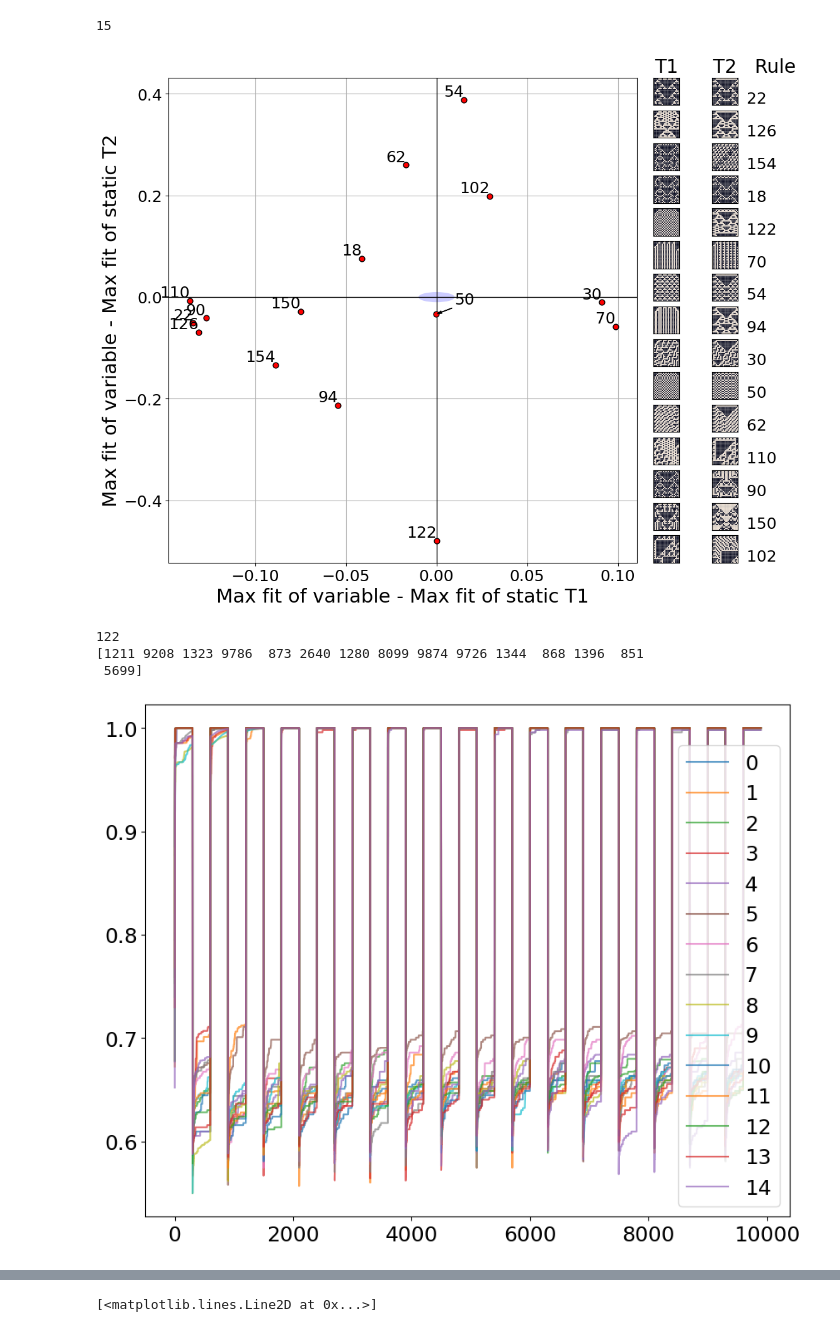
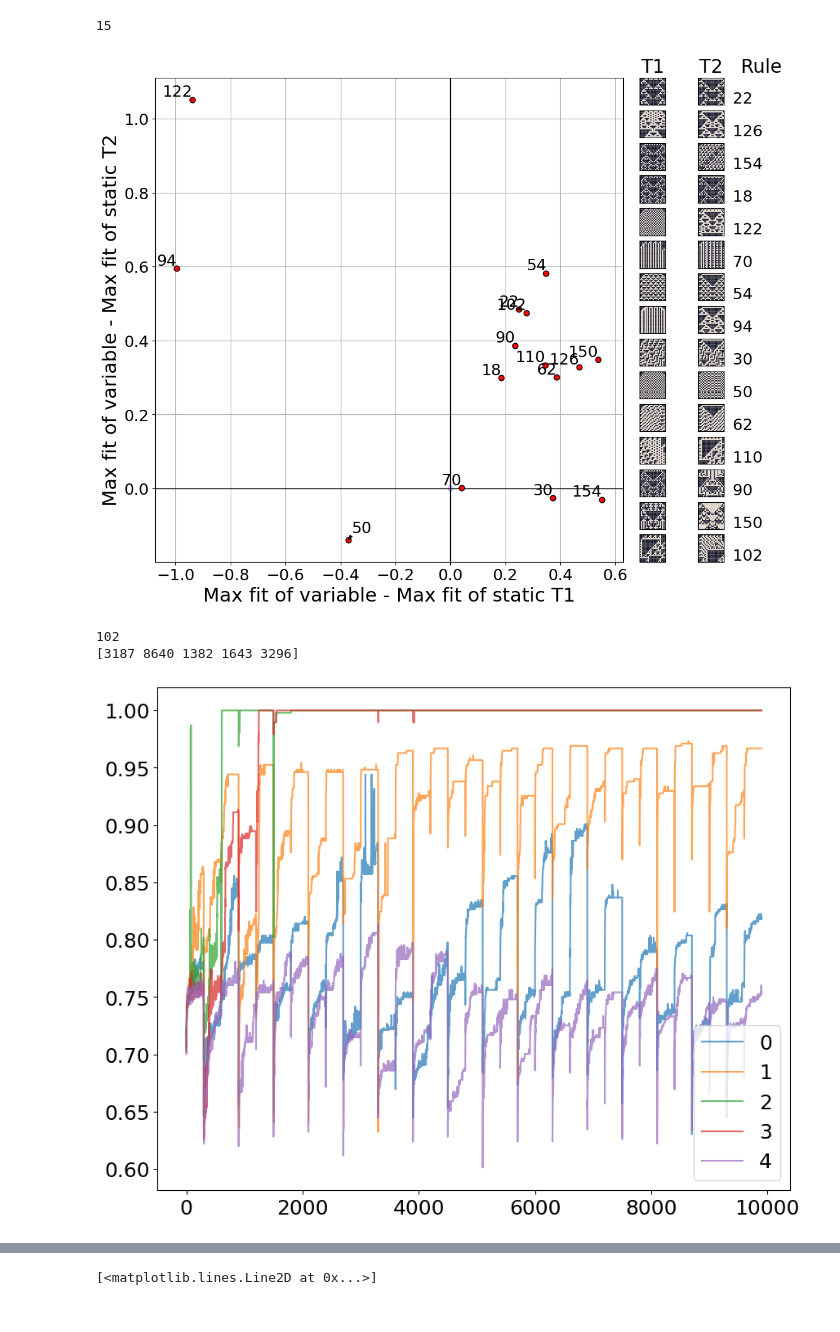
Before and after one commit to Cpetak/CA_GRN2, a Jupyter notebook: variable_maxave.ipynb, the cells around one changed output, grey strips where cells are left out. Saved outputs shown, nothing was run; the diff lists cells and outputs as text; code cells hidden in the pictures.

Commit message:
implemented and run no parent and 1 dev

```diff
--- a/variable_maxave.ipynb
+++ b/variable_maxave.ipynb
@@ -13,7 +13,7 @@ root="~/scratch/detailed_save/"
 #root="~/scratch/old_save/"
 season_len = 300
 seed_ints = [69904,149796]
-metric = "maxfits"
+metric = "geno_stds"
 num_reps = 15
 
 # NOTE: CAN USE BELOW CODE WITH THE FOLLOWING:
@@ -38,6 +38,10 @@ for rule in rules:
     vari_maxs=[v[:9600] for v in vari_maxs]
     env1_maxs=[v[:9600] for v in env1_maxs]
     env2_maxs=[v[:9600] for v in env2_maxs]
+    if metric == "geno_stds":
+        vari_maxs=[v[9000:] for v in vari_maxs]
+        env1_maxs=[v[9000:] for v in env1_maxs]
+        env2_maxs=[v[9000:] for v in env2_maxs]
     d,c = helper.scatter_value(vari_maxs, env1_maxs, env2_maxs, season_len=300)
     xs.append(c[0])
     ys.append(c[1])
@@ -133,28 +137,34 @@ plt.tight_layout()
 plt.show()
 #plt.savefig("figs/2envinp_scatter.png")
 # %% [output]
-[figure, old version]
+[figure, new version]
 # %%
+#102: no success env 2, 1 success env 1, 3 full success vari, another 4 close
+
 root="~/scratch/detailed_save/"
-temprules = [122]
-tempmetric = "maxfits"
-num_reps = 15
+temprules = [102]
+#metric = "spec_pheno_stds"
+#metric = "pheno_stds"
+metric = "maxfits"
+num_reps = 5
 season_len=300
 id_start = 0
 #149796
 
 fig = plt.figure(figsize=(10,8))
 for rule in temprules:
     print(rule)
-    vari_maxs=[np.loadtxt(os.path.expanduser(root+f"variable/stats_{season_len}_{rule}-{rule}_{69904}-{149796}_{i+1+id_start}_{tempmetric}.txt")) for i in range(num_reps)]
+    vari_maxs=[np.loadtxt(os.path.expanduser(root+f"no_parent/stats_{season_len}_{rule}-{rule}_{69904}-{149796}_{i+1+id_start}_{metric}.txt")) for i in range(num_reps)]
+    #vari_maxs=[np.loadtxt(os.path.expanduser(root+f"static/stats_{season_len}_{rule}_{149796}_{i+1+id_start}_{metric}.txt")) for i in range(num_reps)]
     vari_maxs=[v[:9899] for v in vari_maxs]
     print(np.argmax(vari_maxs, axis = 1))
     for i, v in enumerate(vari_maxs):
         plt.plot(v,label=i, alpha = 0.7)
+        #plt.show()
     plt.legend()
+    #plt.xlim(900,1000)
     plt.show()
 # %% [output]
-122
-[1211 9208 1323 9786  873 2640 1280 8099 9874 9726 1344  868 1396  851
- 5699]
+102
+[3187 8640 1382 1643 3296]
-[figure, old version]
+[figure, new version]
```
Also changed, not shown: parts of 2 cells of this notebook, 7 other files.
